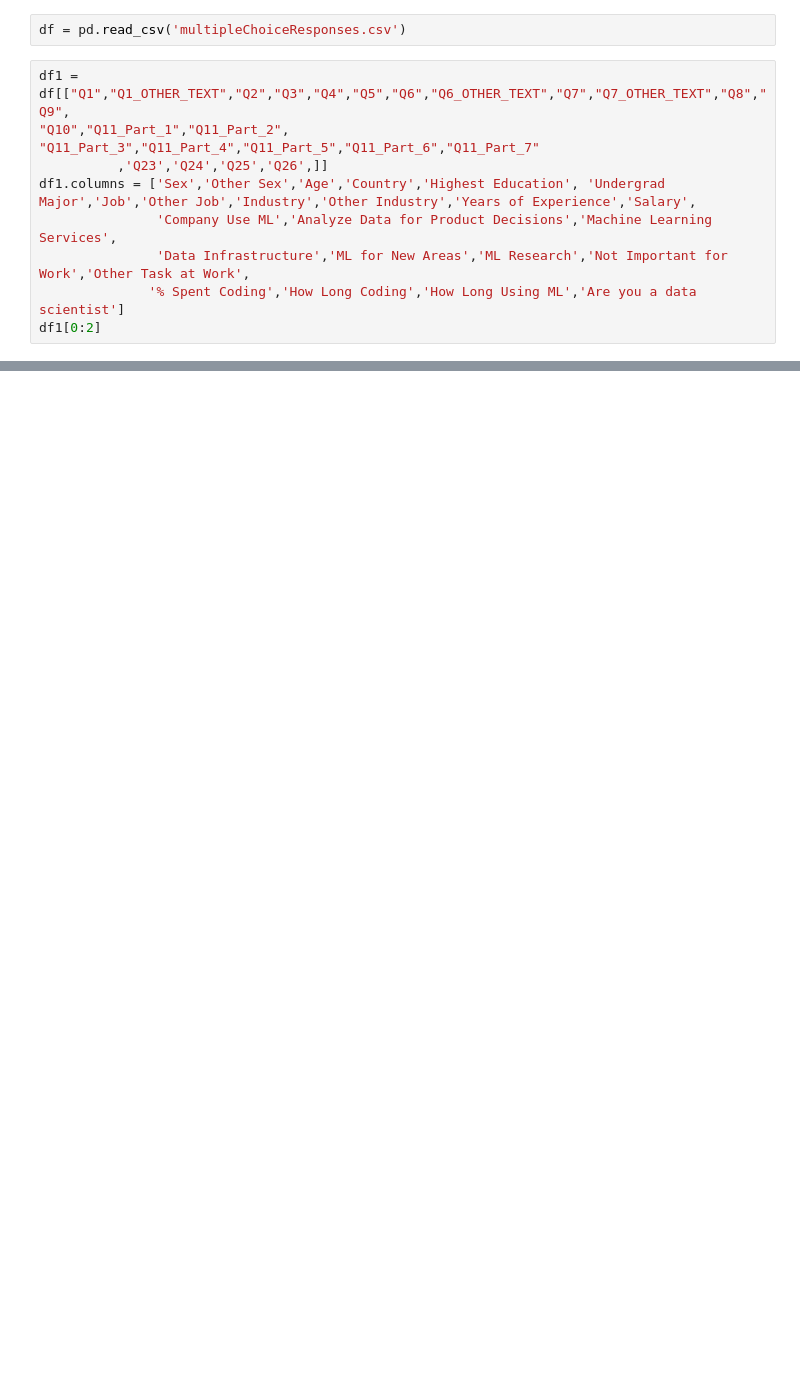
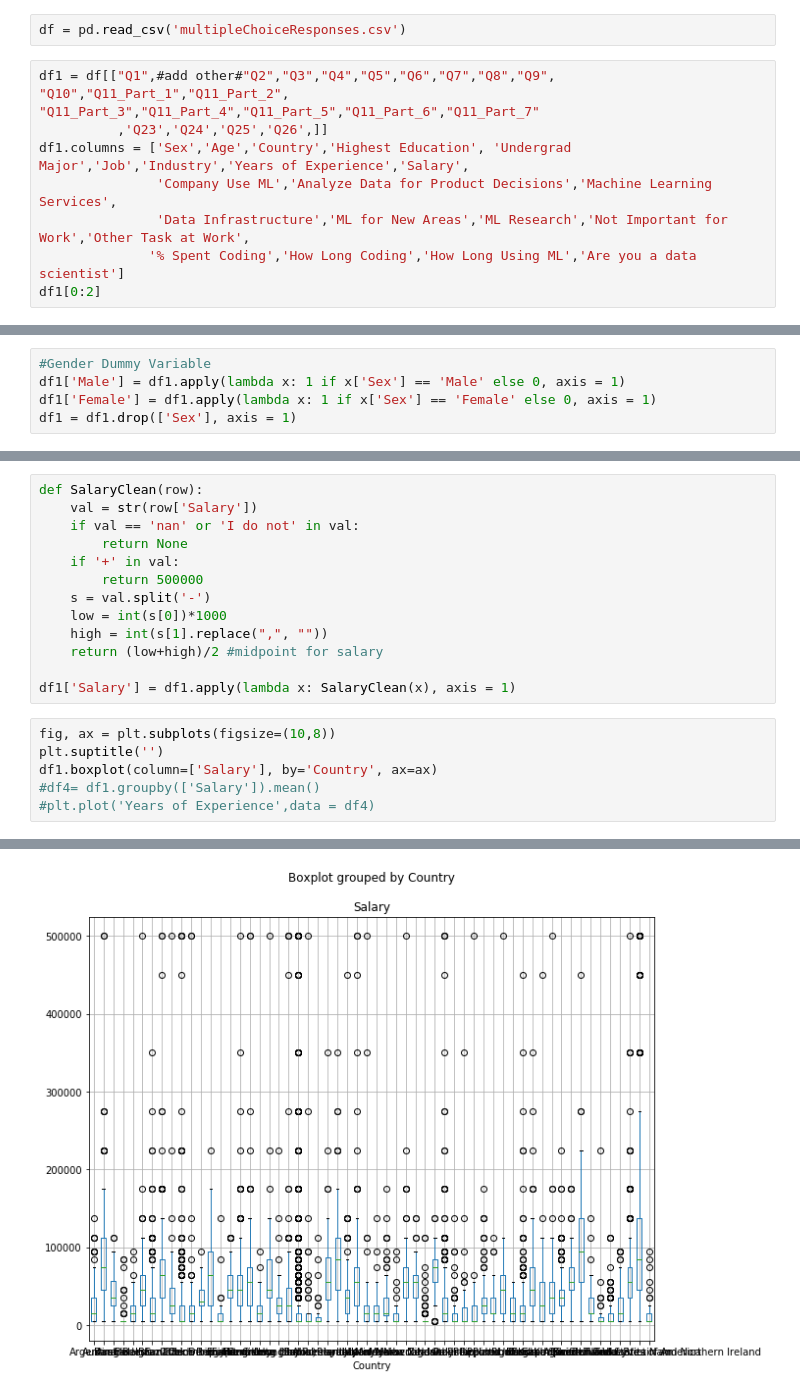
Before and after one commit to RudyVenguswamy/Portfolio, a Jupyter notebook: Why Become a Data Scientist/Why Data Science.ipynb, the cells around one changed output, grey strips where cells are left out. Cells and saved outputs as stored; diff of their text form; blank space fills up the shorter version.

Commit message:
Updating Why DS Project with more cleaning. Not done Yet

```diff
--- a/Why Become a Data Scientist/Why Data Science.ipynb
+++ b/Why Become a Data Scientist/Why Data Science.ipynb
@@ -3,11 +4,11 @@ import pandas as pd
 # %%
 df = pd.read_csv('multipleChoiceResponses.csv')
 # %%
-df1 = df[["Q1","Q1_OTHER_TEXT","Q2","Q3","Q4","Q5","Q6","Q6_OTHER_TEXT","Q7","Q7_OTHER_TEXT","Q8","Q9",
+df1 = df[["Q1",#add other#"Q2","Q3","Q4","Q5","Q6","Q7","Q8","Q9",
 "Q10","Q11_Part_1","Q11_Part_2",
 "Q11_Part_3","Q11_Part_4","Q11_Part_5","Q11_Part_6","Q11_Part_7"
           ,'Q23','Q24','Q25','Q26',]]
-df1.columns = ['Sex','Other Sex','Age','Country','Highest Education', 'Undergrad Major','Job','Other Job','Industry','Other Industry','Years of Experience','Salary',
+df1.columns = ['Sex','Age','Country','Highest Education', 'Undergrad Major','Job','Industry','Years of Experience','Salary',
                'Company Use ML','Analyze Data for Product Decisions','Machine Learning Services',
                'Data Infrastructure','ML for New Areas','ML Research','Not Important for Work','Other Task at Work',
               '% Spent Coding','How Long Coding','How Long Using ML','Are you a data scientist']
@@ -24,0 +21,5 @@ TypeError: '>' not supported between instances of 'str' and 'int'
+# %%
+#Gender Dummy Variable
+df1['Male'] = df1.apply(lambda x: 1 if x['Sex'] == 'Male' else 0, axis = 1)
+df1['Female'] = df1.apply(lambda x: 1 if x['Sex'] == 'Female' else 0, axis = 1)
+df1 = df1.drop(['Sex'], axis = 1)
@@ -24,0 +184,20 @@ TypeError: '>' not supported between instances of 'str' and 'int'
+# %%
+def SalaryClean(row):
+    val = str(row['Salary'])
+    if val == 'nan' or 'I do not' in val:
+        return None
+    if '+' in val:
+        return 500000
+    s = val.split('-')
+    low = int(s[0])*1000
+    high = int(s[1].replace(",", ""))
+    return (low+high)/2 #midpoint for salary
+
+df1['Salary'] = df1.apply(lambda x: SalaryClean(x), axis = 1)
+# %%
+fig, ax = plt.subplots(figsize=(10,8))
+plt.suptitle('')
+df1.boxplot(column=['Salary'], by='Country', ax=ax)
+#df4= df1.groupby(['Salary']).mean()
+#plt.plot('Years of Experience',data = df4)
+# %% [output]
@@ -24,0 +205 @@ TypeError: '>' not supported between instances of 'str' and 'int'
+[figure, added]
```
Also changed, not shown: parts of 10 cells of this notebook, 1 other file.
